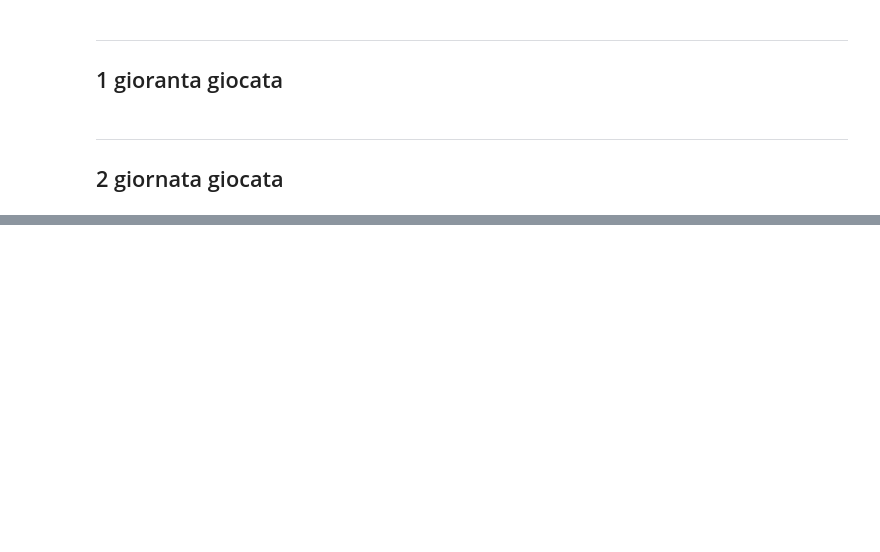
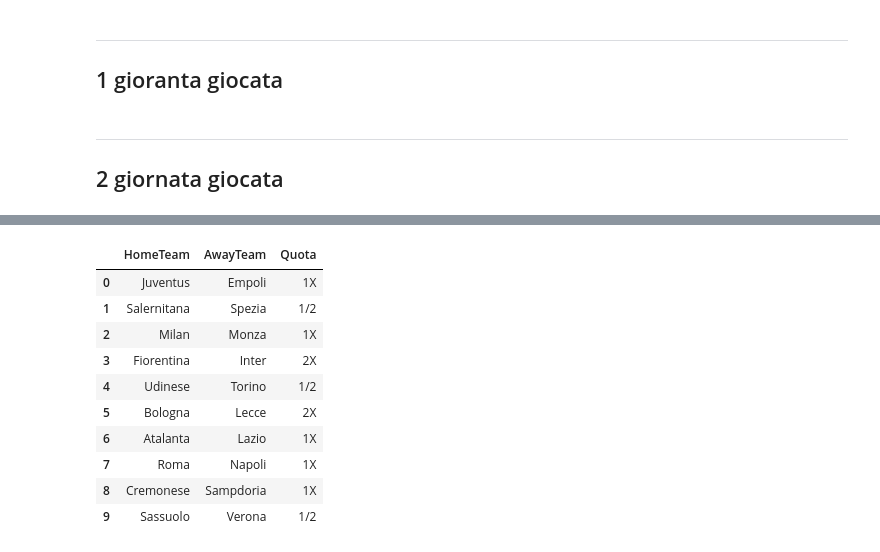
Before and after one commit to MattiaGatto/football-match-betting-predictions, a Jupyter notebook: prediction_result_of_football_match.ipynb, the cells around one changed output, grey strips where cells are left out. Drawn from its saved outputs; the diff is of its cells as text; code cells hidden in the pictures; blank space fills up the shorter version.

```diff
--- a/prediction_result_of_football_match.ipynb
+++ b/prediction_result_of_football_match.ipynb
@@ -1505,0 +1589,4 @@ new_pred_ds_valid
+# %%
+new_pred_ds_scaler_pred_proba=final_model.predict_proba(new_pred_ds_scaler)
+print(new_pred_ds_scaler_pred_proba)
+#1,2,X
@@ -1505,0 +1604,8 @@ new_pred_ds_valid
+# %%
+new_pred_ds_scaler_pred_proba_1X_2X=[]
+for prob in range (len(new_pred_ds_scaler_pred_proba)):
+  prob_1=new_pred_ds_scaler_pred_proba[prob][0]
+  prob_2=new_pred_ds_scaler_pred_proba[prob][1]
+  prob_X=new_pred_ds_scaler_pred_proba[prob][2]
+  new_pred_ds_scaler_pred_proba_1X_2X.append([prob_1+prob_X,prob_2+prob_X])
+new_pred_ds_scaler_pred_proba_1X_2X
@@ -1505,0 +1623,24 @@ new_pred_ds_valid
+# %%
+ris=[]
+for pr in new_pred_ds_scaler_pred_proba_1X_2X:
+  if abs(pr[0]-pr[1])<=0.15:
+    ris.append('1/2')
+  else:
+    if pr[0]>pr[1]:
+      ris.append('1X')
+    else:
+      ris.append('2X')
+new_pred_ds_valid['Quota']=ris
+new_pred_ds_valid
+# %% [output]
+|  | HomeTeam | AwayTeam | Quota |
+| 0 | Juventus | Empoli | 1X |
+| 1 | Salernitana | Spezia | 1/2 |
+| 2 | Milan | Monza | 1X |
+| 3 | Fiorentina | Inter | 2X |
+| 4 | Udinese | Torino | 1/2 |
+| 5 | Bologna | Lecce | 2X |
+| 6 | Atalanta | Lazio | 1X |
+| 7 | Roma | Napoli | 1X |
+| 8 | Cremonese | Sampdoria | 1X |
+| 9 | Sassuolo | Verona | 1/2 |
```
Also changed, not shown: parts of 28 cells of this notebook.
